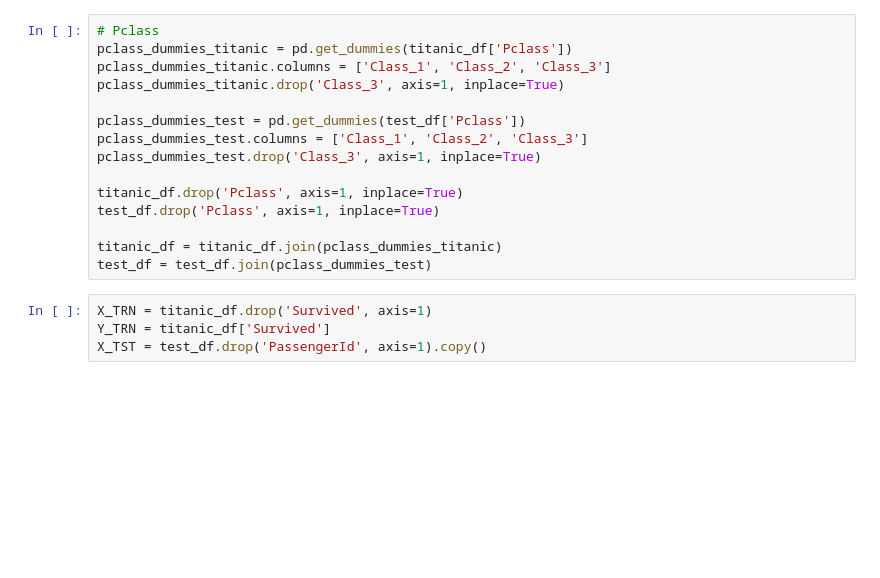
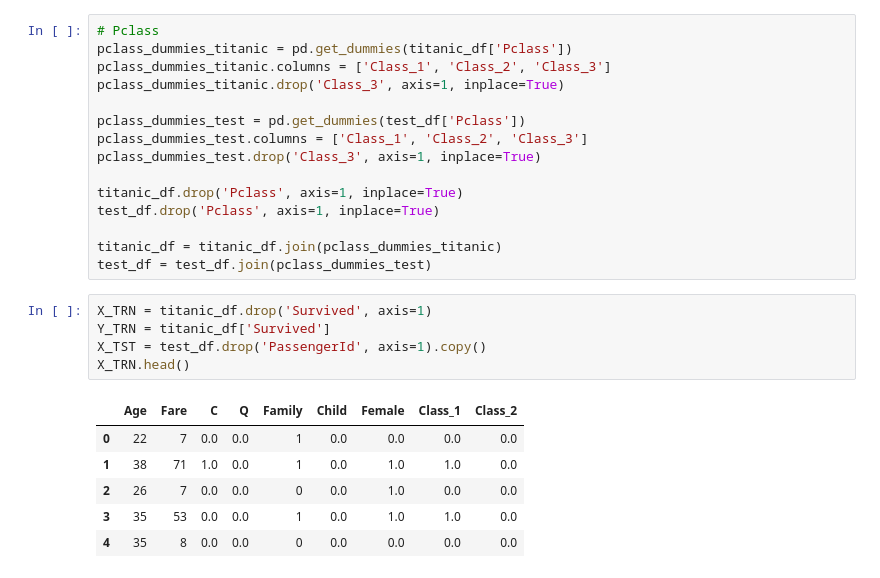
Before and after one commit to orlando-trejo/machine-learning-nanodegree, a Jupyter notebook: projects/titanic-survival-exploration/Titanic_Survival_Exploration.ipynb, the cells around one changed output. Saved outputs shown, nothing was run; the diff lists cells and outputs as text; blank space fills up the shorter version.

```diff
--- a/projects/titanic-survival-exploration/Titanic_Survival_Exploration.ipynb
+++ b/projects/titanic-survival-exploration/Titanic_Survival_Exploration.ipynb
@@ -460,7 +506,15 @@ test_df = test_df.join(pclass_dummies_test)
 # %%
 X_TRN = titanic_df.drop('Survived', axis=1)
 Y_TRN = titanic_df['Survived']
 X_TST = test_df.drop('PassengerId', axis=1).copy()
+X_TRN.head()
+# %% [output]
+|  | Age | Fare | C | Q | Family | Child | Female | Class_1 | Class_2 |
+| 0 | 22 | 7 | 0.0 | 0.0 | 1 | 0.0 | 0.0 | 0.0 | 0.0 |
+| 1 | 38 | 71 | 1.0 | 0.0 | 1 | 0.0 | 1.0 | 1.0 | 0.0 |
+| 2 | 26 | 7 | 0.0 | 0.0 | 0 | 0.0 | 1.0 | 0.0 | 0.0 |
+| 3 | 35 | 53 | 0.0 | 0.0 | 1 | 0.0 | 1.0 | 1.0 | 0.0 |
+| 4 | 35 | 8 | 0.0 | 0.0 | 0 | 0.0 | 0.0 | 0.0 | 0.0 |
 # %%
 logreg = LogisticRegression()
 logreg.fit(X_TRN, Y_TRN)
```
Also changed, not shown: parts of 20 cells of this notebook.
